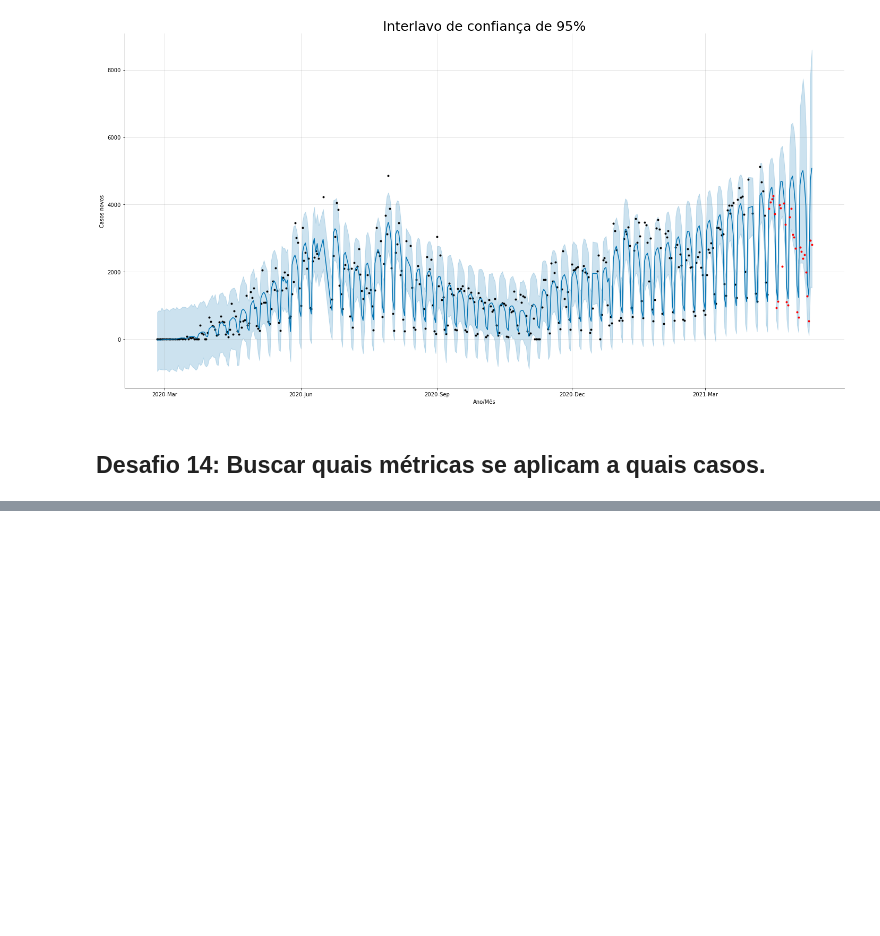
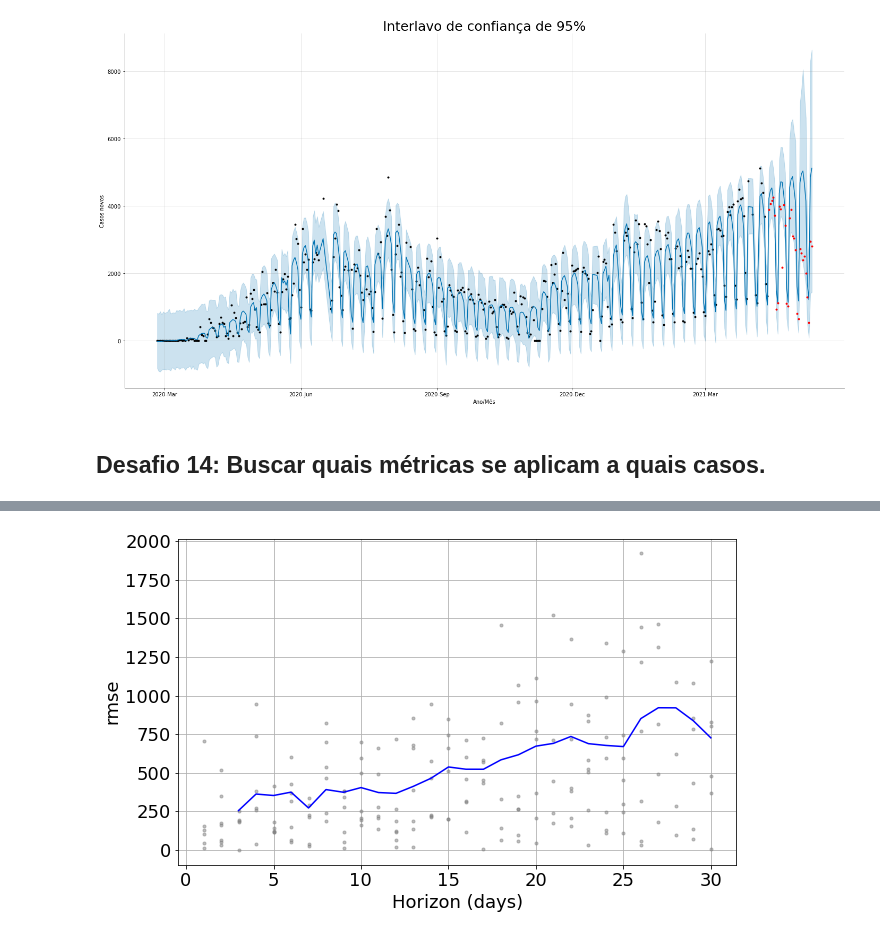
Before and after one commit to PedroHCAlmeida/Bootcamp_alura, a Jupyter notebook: Modulo_3/Aula5.ipynb, the cells around one changed output, grey strips where cells are left out. Cells and saved outputs as stored; diff of their text form; code cells hidden in the pictures; blank space fills up the shorter version.

```diff
--- a/Modulo_3/Aula5.ipynb
+++ b/Modulo_3/Aula5.ipynb
@@ -144,0 +163,4 @@ for i in range(70, 100, 5):
+# %%
+plot_cross_validation_metric(modelo_sem_outliers.cross,metric='rmse');
+# %% [output]
+[figure, added]
```
Also changed, not shown: parts of 14 cells of this notebook, 1 other file.
